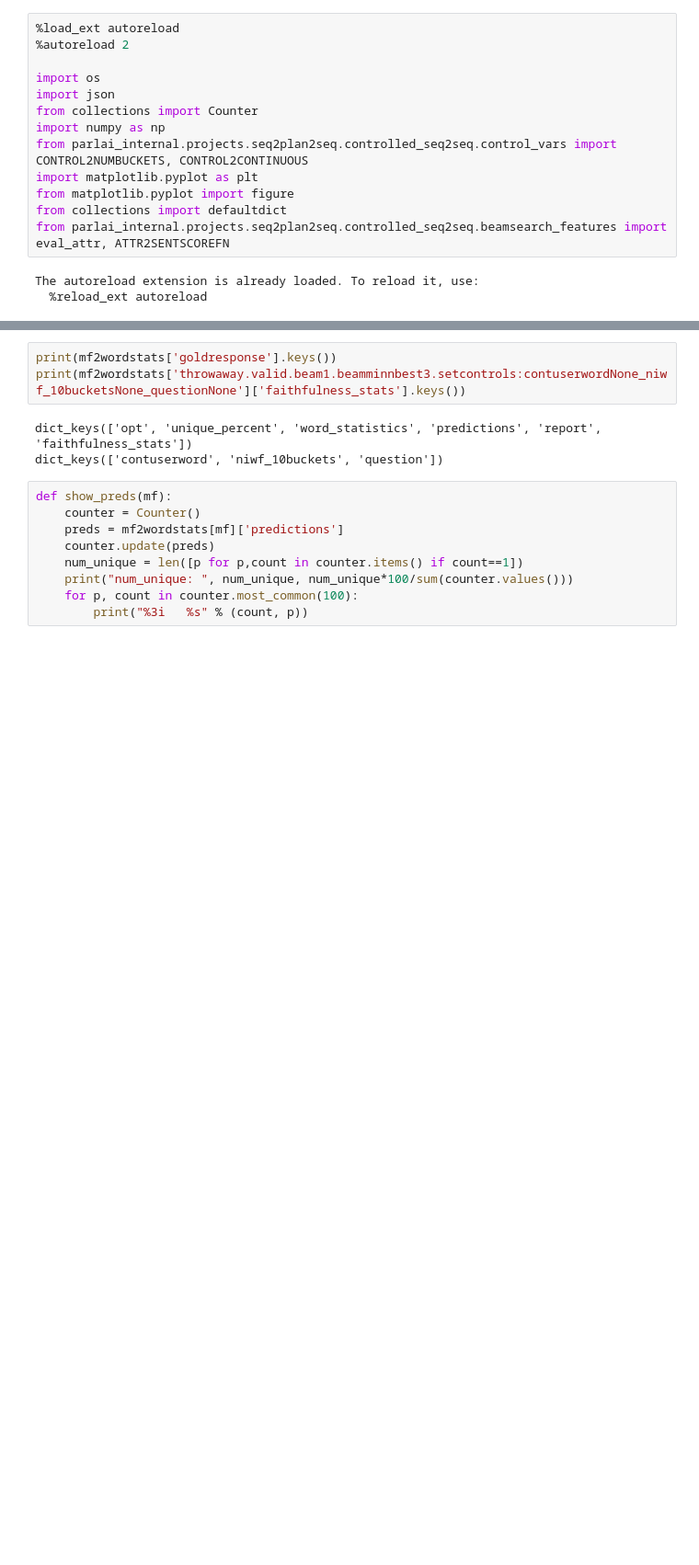
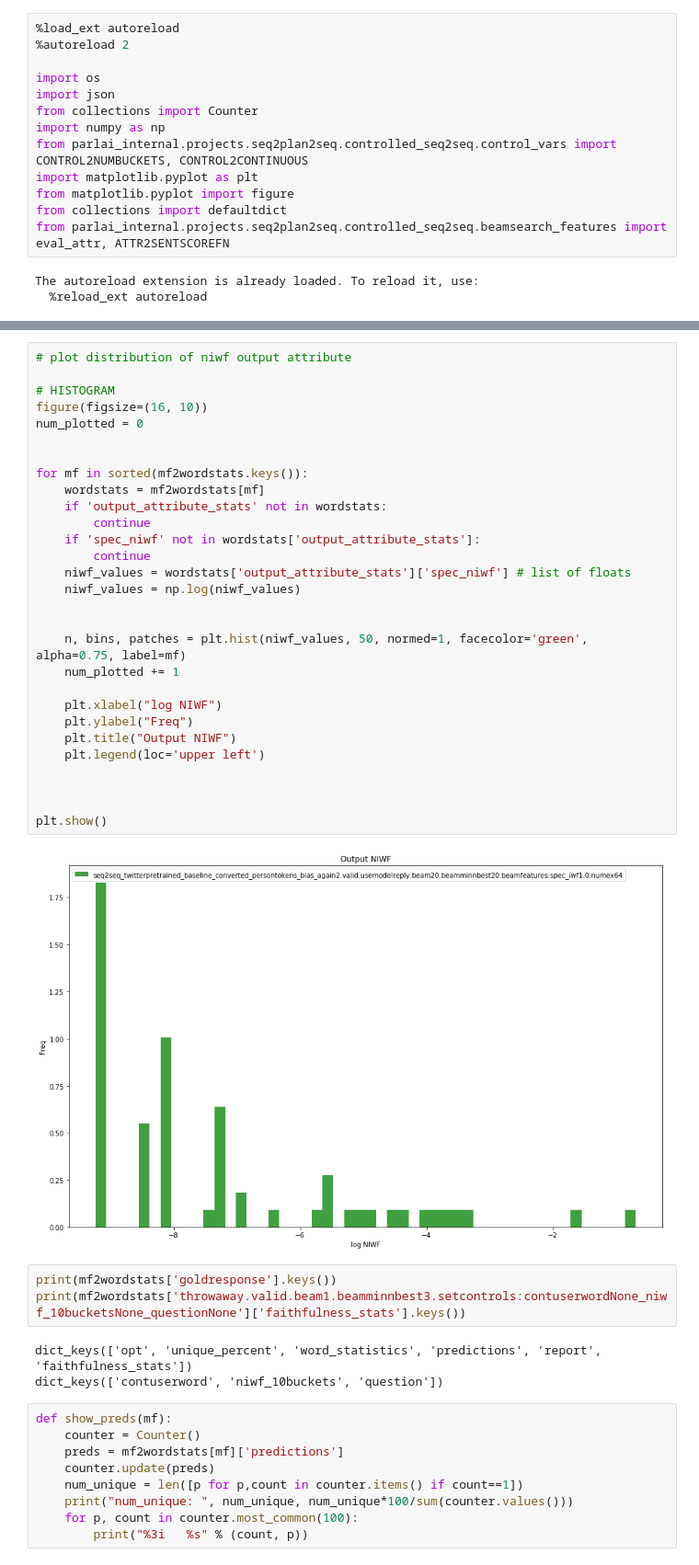
Before and after one commit to abisee/ParlAI, a Jupyter notebook: parlai/scripts/analyse_wordstats.ipynb, the cells around one changed output, grey strips where cells are left out. Shown at 92% size. Drawn from its saved outputs; the diff is of its cells as text; blank space fills up the shorter version.

```diff
--- a/parlai/scripts/analyse_wordstats.ipynb
+++ b/parlai/scripts/analyse_wordstats.ipynb
@@ -214,3 +215,34 @@ plt.show()
+# %%
+# plot distribution of niwf output attribute
+
+# HISTOGRAM
+figure(figsize=(16, 10))
+num_plotted = 0
+
+
+for mf in sorted(mf2wordstats.keys()):
+    wordstats = mf2wordstats[mf]
+    if 'output_attribute_stats' not in wordstats:
+        continue
+    if 'spec_niwf' not in wordstats['output_attribute_stats']:
+        continue
+    niwf_values = wordstats['output_attribute_stats']['spec_niwf'] # list of floats
+    niwf_values = np.log(niwf_values)
+
+
+    n, bins, patches = plt.hist(niwf_values, 50, normed=1, facecolor='green', alpha=0.75, label=mf)
+    num_plotted += 1
+
+    plt.xlabel("log NIWF")
+    plt.ylabel("Freq")
+    plt.title("Output NIWF")
+    plt.legend(loc='upper left')
+
+
+
+plt.show()
+# %% [output]
+[figure, added]
 # %%
 print(mf2wordstats['goldresponse'].keys())
 print(mf2wordstats['throwaway.valid.beam1.beamminnbest3.setcontrols:contuserwordNone_niwf_10bucketsNone_questionNone']['faithfulness_stats'].keys())
```
Also changed, not shown: parts of 3 cells of this notebook.
